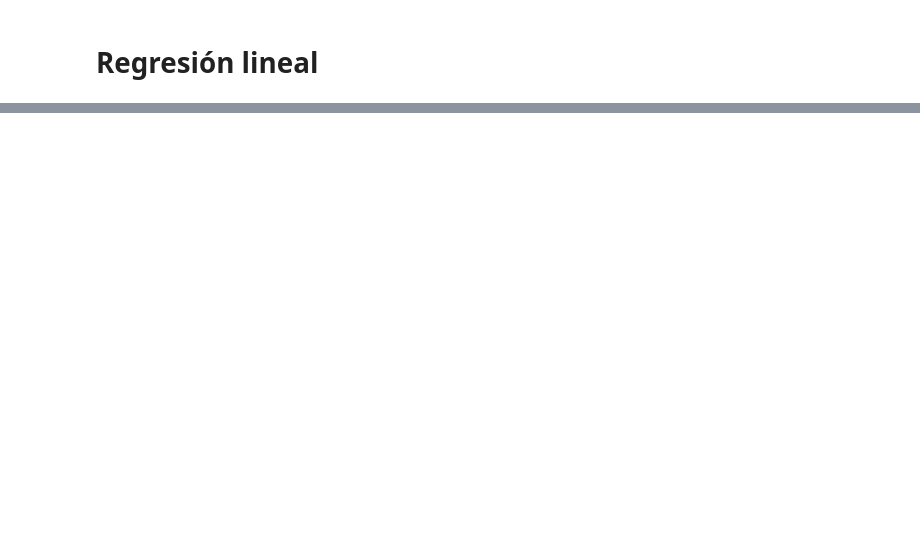
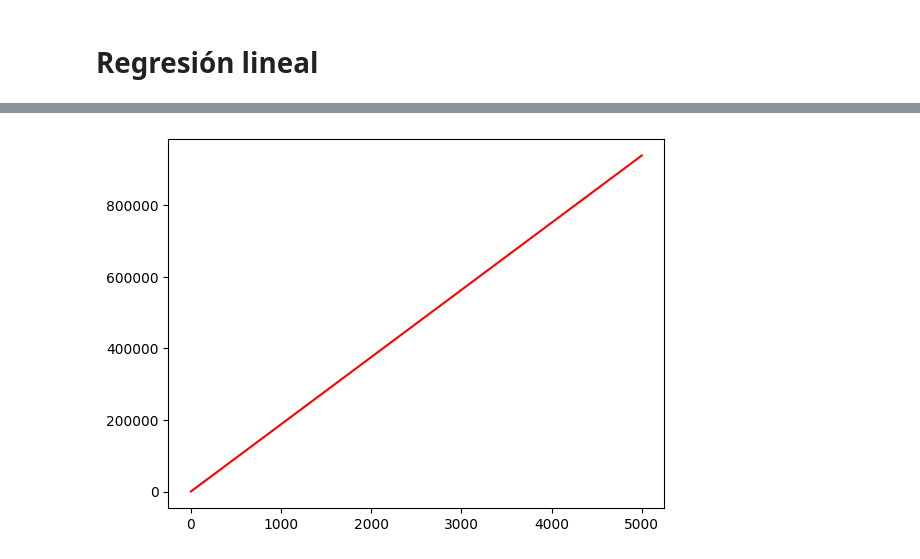
Before and after one commit to gag1005/Mineria-de-datos, a Jupyter notebook: practica3/practica3.ipynb, the cells around one changed output, grey strips where cells are left out. Saved outputs shown, nothing was run; the diff lists cells and outputs as text; code cells hidden in the pictures; blank space fills up the shorter version.

```diff
--- a/practica3/practica3.ipynb
+++ b/practica3/practica3.ipynb
@@ -186,0 +199,6 @@ a = np.linspace(0, np.max(xTrain.to_numpy()[:, 1]), int(np.max(xTrain.to_numpy()
+# %%
+x = np.linspace(0, 5000, 100000)
+y = [classifier.coefs[1] * i + classifier.coefs[-1] for i in x]
+plt.plot(x, y, color="red");
+# %% [output]
+[figure, added]
```
Also changed, not shown: parts of 8 cells of this notebook, 1 other file.
